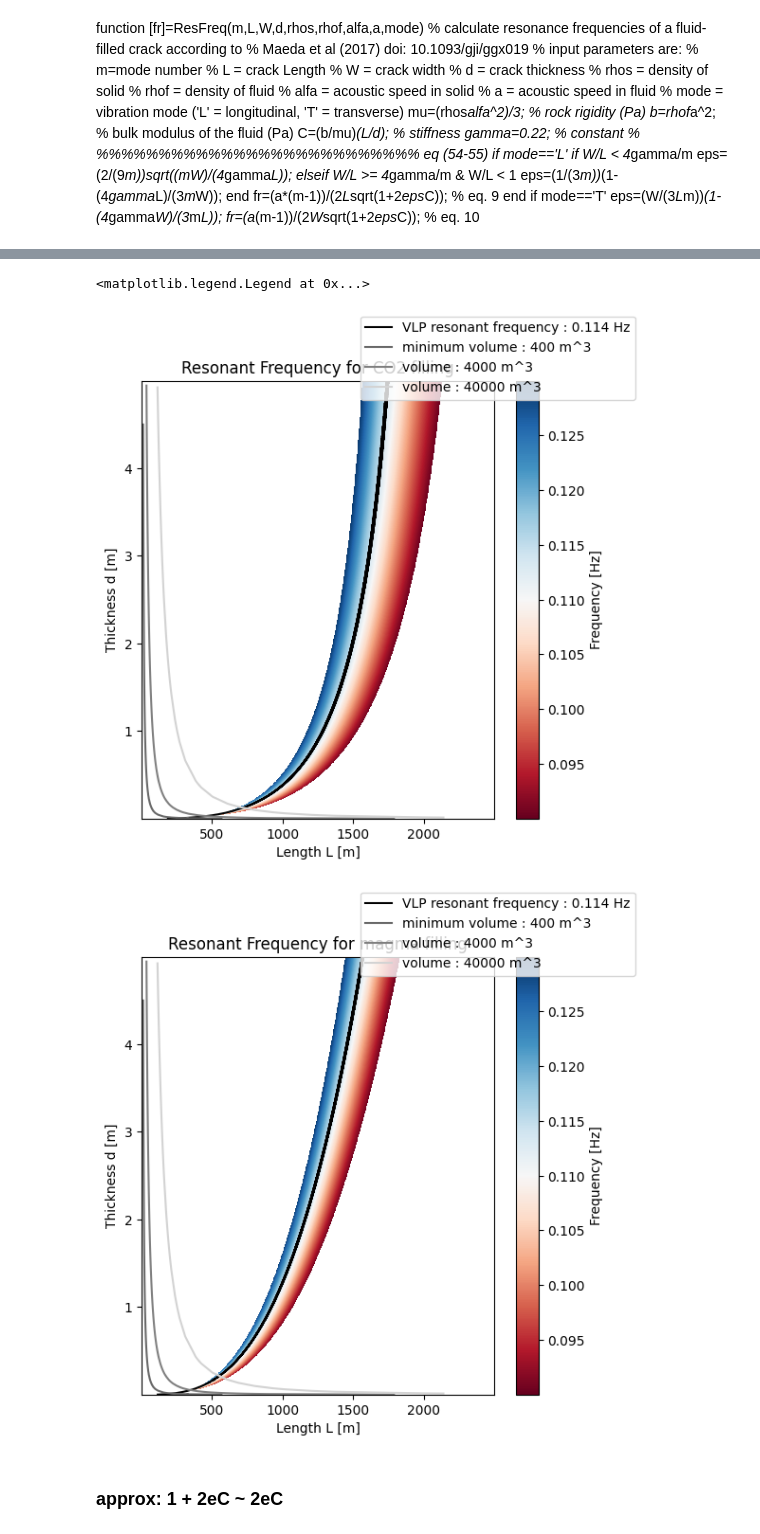
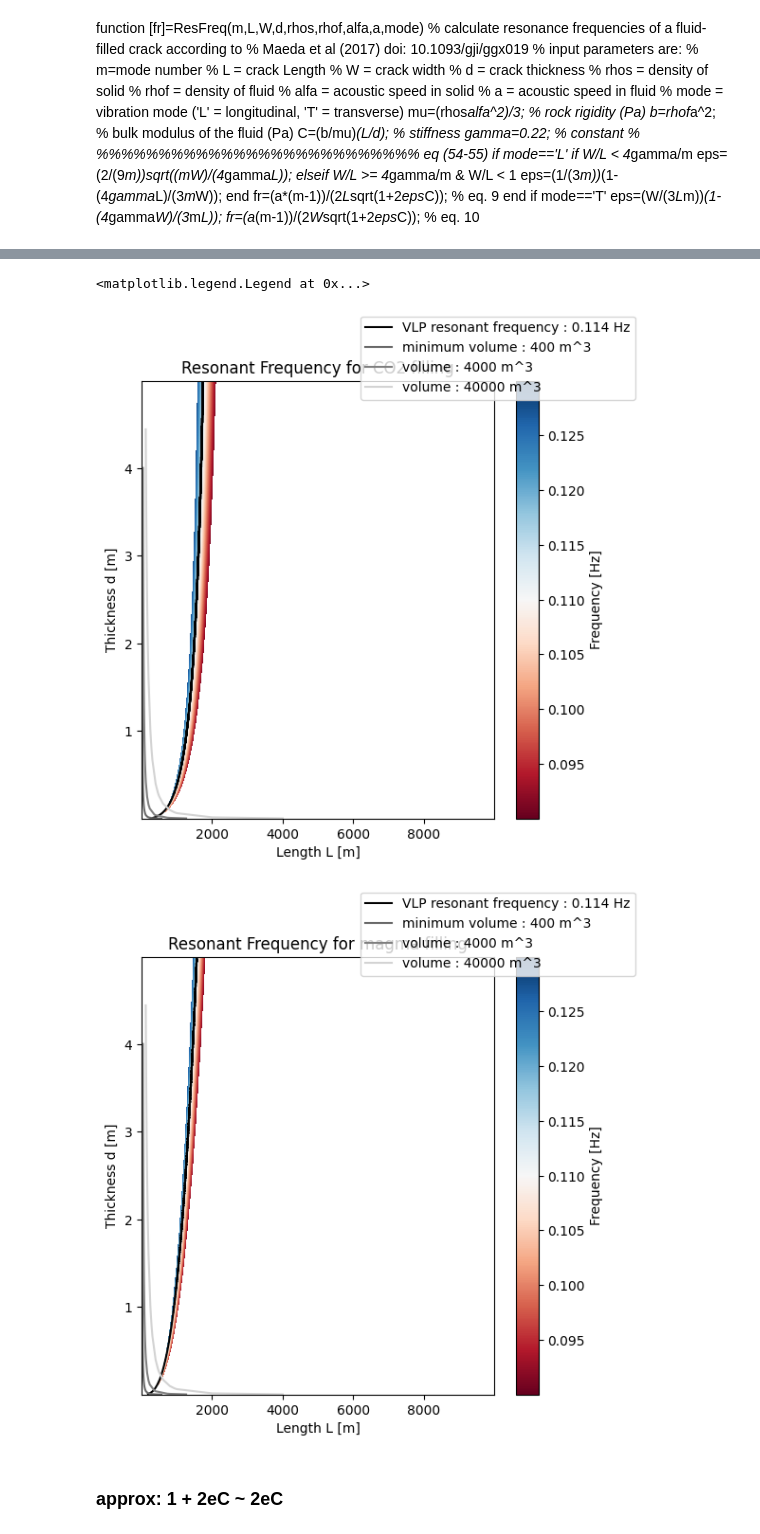
Before and after one commit to giacomorapagnani/CAMPI_FLEGREI_moment_tensor, a Jupyter notebook: codes/crack.ipynb, the cells around one changed output, grey strips where cells are left out. Saved outputs shown, nothing was run; the diff lists cells and outputs as text; code cells hidden in the pictures.

```diff
--- a/codes/crack.ipynb
+++ b/codes/crack.ipynb
@@ -91,7 +86,7 @@ rho_f_co2=560.        # fluid density [kg/m^3]
 ############################################
 ####################### CHANGE######################
 ############################################
-l=np.arange(2,2500,2)
+l=np.arange(5,10000,5)
 d=np.arange(0.002,5.,0.002)
 ############################################
 ####################### CHANGE ######################
@@ -176,7 +171,7 @@ size L (x axis) : 1249
 size d (y axis) : 2499
 <matplotlib.legend.Legend at 0x...>
-[figure, old version]
+[figure, new version]
-[figure, old version]
+[figure, new version]
 # %% [markdown]
 ### approx: 1 + 2eC ~ 2eC
 # %%
```
Also changed, not shown: parts of 4 cells of this notebook, 31 other files.
